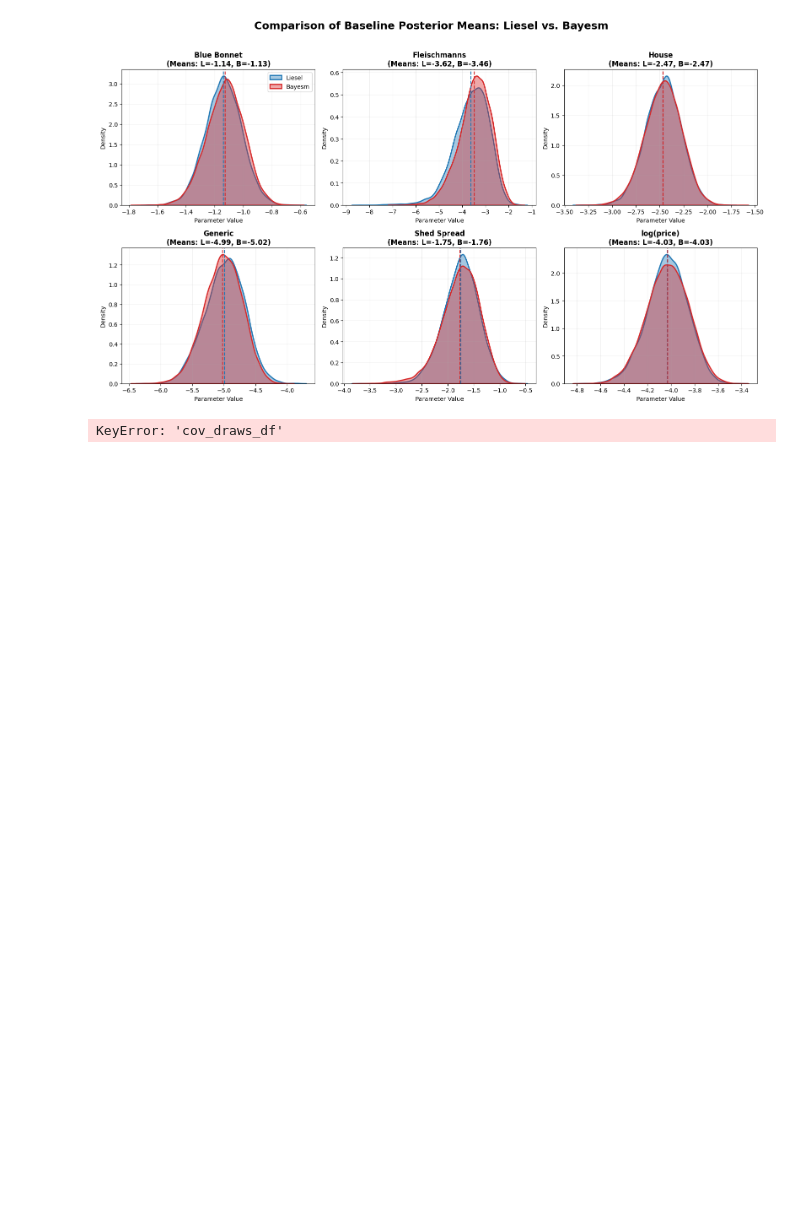
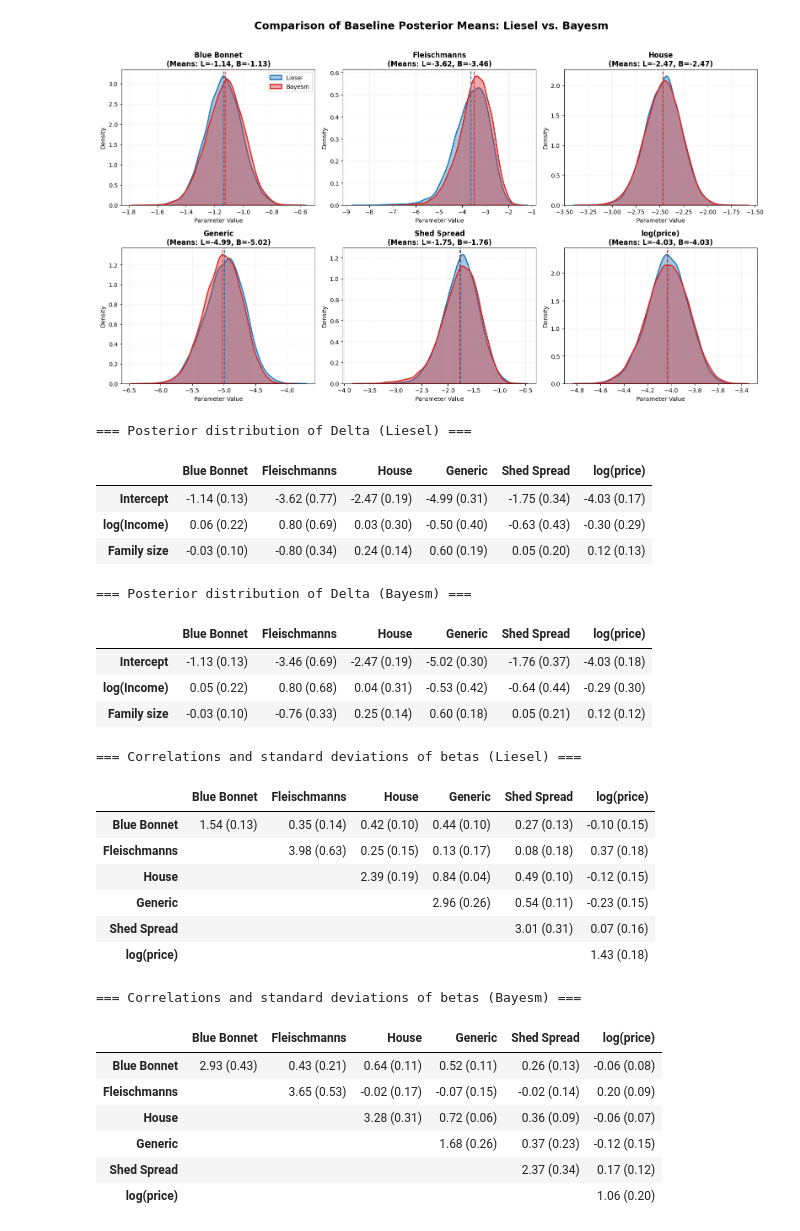
Before and after one commit to Paul-Jarschke/liesel_project, a Jupyter notebook: HMBNL/margarine/model_comparison.ipynb, the cells around one changed output. Cells and saved outputs as stored; diff of their text form; code cells hidden in the pictures; blank space fills up the shorter version.

```diff
--- a/HMBNL/margarine/model_comparison.ipynb
+++ b/HMBNL/margarine/model_comparison.ipynb
@@ -172,8 +172,9 @@ def generate_bayesm_cov_corr(bayesm_res, param_names):
     bayesm_cov_df = bayesm_res['cov_draws_df']
 
     # 2. Reshape back to (N_draws, k_dim, k_dim).
-    # Use order='F' because R flattened the matrix columns into the vector.
-    cov_draws = bayesm_cov_df.values.reshape((-1, k_dim, k_dim), order='F')
+    # FIX: Reshape sequentially (order='C') to keep the 10,000 MCMC draws isolated from each other.
+    # Then, transpose the rows and columns (0, 2, 1) to reverse R's column-major flattening.
+    cov_draws = bayesm_cov_df.values.reshape((-1, k_dim, k_dim), order='C').transpose((0, 2, 1))
 
     # 3. Calculate Standard Deviations (sqrt of diagonal)
     std_draws = np.sqrt(np.diagonal(cov_draws, axis1=1, axis2=2))
@@ -207,31 +208,56 @@ liesel_delta_draws = liesel_samples["Delta"].reshape(-1, n_demos, k_dim)
 n_bayesm_draws = bayesm_delta_df.shape[0]
 bayesm_delta_only = np.zeros((n_bayesm_draws, 2, k_dim))
 
 for i in range(n_bayesm_draws):
     # Remember: Keep this as order='C' based on our previous fix!
     bayesm_delta_only[i] = bayesm_delta_df.values[i].reshape((2, k_dim), order='C')
 
 bayesm_mu_expanded = bayesm_mu.reshape(-1, 1, k_dim)
 bayesm_delta_draws = np.concatenate([bayesm_mu_expanded, bayesm_delta_only], axis=1)
 
 # --- 2. Generate the DataFrames ---
 df_delta_liesel = generate_delta_table(liesel_delta_draws, param_names, demo_names)
 df_delta_bayesm = generate_delta_table(bayesm_delta_draws, param_names, demo_names)
 
 df_cov_corr_liesel = generate_liesel_cov_corr(liesel_samples, param_names)
 df_cov_corr_bayesm = generate_bayesm_cov_corr(bayesm_res, param_names)
 
 # --- 3. Display the Output ---
 print("=== Posterior distribution of Delta (Liesel) ===")
 display(df_delta_liesel)
 
 print("\n=== Posterior distribution of Delta (Bayesm) ===")
 display(df_delta_bayesm)
 
 print("\n=== Correlations and standard deviations of betas (Liesel) ===")
 display(df_cov_corr_liesel)
 
 print("\n=== Correlations and standard deviations of betas (Bayesm) ===")
 display(df_cov_corr_bayesm)
 # %% [output]
-KeyError: 'cov_draws_df'
+=== Posterior distribution of Delta (Liesel) ===
+|  | Blue Bonnet | Fleischmanns | House | Generic | Shed Spread | log(price) |
+| Intercept | -1.14 (0.13) | -3.62 (0.77) | -2.47 (0.19) | -4.99 (0.31) | -1.75 (0.34) | -4.03 (0.17) |
+| log(Income) | 0.06 (0.22) | 0.80 (0.69) | 0.03 (0.30) | -0.50 (0.40) | -0.63 (0.43) | -0.30 (0.29) |
+| Family size | -0.03 (0.10) | -0.80 (0.34) | 0.24 (0.14) | 0.60 (0.19) | 0.05 (0.20) | 0.12 (0.13) |
+=== Posterior distribution of Delta (Bayesm) ===
+|  | Blue Bonnet | Fleischmanns | House | Generic | Shed Spread | log(price) |
+| Intercept | -1.13 (0.13) | -3.46 (0.69) | -2.47 (0.19) | -5.02 (0.30) | -1.76 (0.37) | -4.03 (0.18) |
+| log(Income) | 0.05 (0.22) | 0.80 (0.68) | 0.04 (0.31) | -0.53 (0.42) | -0.64 (0.44) | -0.29 (0.30) |
+| Family size | -0.03 (0.10) | -0.76 (0.33) | 0.25 (0.14) | 0.60 (0.18) | 0.05 (0.21) | 0.12 (0.12) |
+=== Correlations and standard deviations of betas (Liesel) ===
+|  | Blue Bonnet | Fleischmanns | House | Generic | Shed Spread | log(price) |
+| Blue Bonnet | 1.54 (0.13) | 0.35 (0.14) | 0.42 (0.10) | 0.44 (0.10) | 0.27 (0.13) | -0.10 (0.15) |
+| Fleischmanns |  | 3.98 (0.63) | 0.25 (0.15) | 0.13 (0.17) | 0.08 (0.18) | 0.37 (0.18) |
+| House |  |  | 2.39 (0.19) | 0.84 (0.04) | 0.49 (0.10) | -0.12 (0.15) |
+| Generic |  |  |  | 2.96 (0.26) | 0.54 (0.11) | -0.23 (0.15) |
+| Shed Spread |  |  |  |  | 3.01 (0.31) | 0.07 (0.16) |
+| log(price) |  |  |  |  |  | 1.43 (0.18) |
+=== Correlations and standard deviations of betas (Bayesm) ===
+|  | Blue Bonnet | Fleischmanns | House | Generic | Shed Spread | log(price) |
+| Blue Bonnet | 2.93 (0.43) | 0.43 (0.21) | 0.64 (0.11) | 0.52 (0.11) | 0.26 (0.13) | -0.06 (0.08) |
+| Fleischmanns |  | 3.65 (0.53) | -0.02 (0.17) | -0.07 (0.15) | -0.02 (0.14) | 0.20 (0.09) |
+| House |  |  | 3.28 (0.31) | 0.72 (0.06) | 0.36 (0.09) | -0.06 (0.07) |
+| Generic |  |  |  | 1.68 (0.26) | 0.37 (0.23) | -0.12 (0.15) |
+| Shed Spread |  |  |  |  | 2.37 (0.34) | 0.17 (0.12) |
+| log(price) |  |  |  |  |  | 1.06 (0.20) |
```
Also changed, not shown: parts of 1 cell of this notebook.
